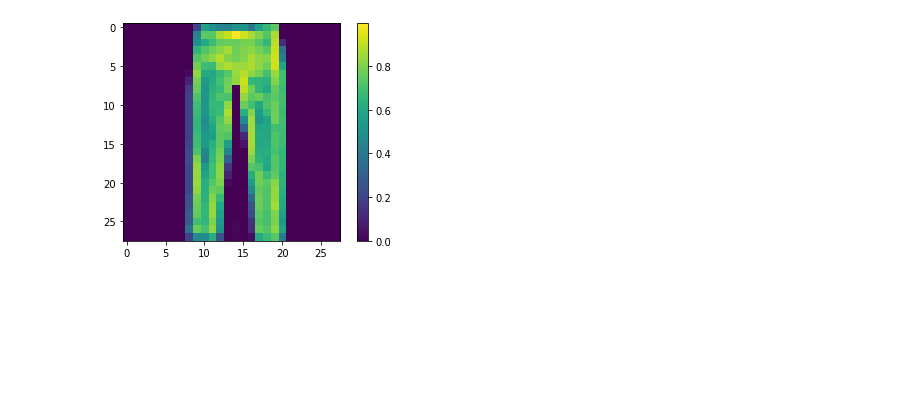
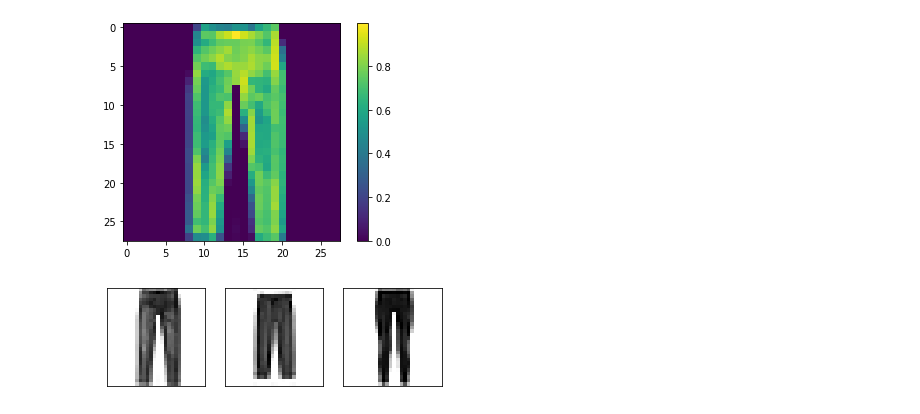
Before and after one commit to Debottam/MachinLearningEx, a Jupyter notebook: tripletVAE.ipynb, the cells around one changed output. Saved outputs shown, nothing was run; the diff lists cells and outputs as text; code cells hidden in the pictures; blank space fills up the shorter version.

```diff
--- a/tripletVAE.ipynb
+++ b/tripletVAE.ipynb
@@ -60,3 +67,6 @@ show_image(train_image_shoe[4])
 # %%
 image_tshirt_index = np.where(train_labels==0)
 train_image_tshirt = train_images[image_tshirt_index]
+print("shape before flattening: ",train_image_tshirt.shape)
+train_image_tshirt_flatten = np.reshape(train_image_tshirt, (6000, 784))
+print("shape after flattening: ",train_image_tshirt_flatten.shape)
@@ -67,3 +80,6 @@ show_image(train_image_tshirt[0])
 # %%
 image_trouser_index = np.where(train_labels==1)
 train_image_trouser = train_images[image_trouser_index]
+print("shape before flattening: ",train_image_trouser.shape)
+train_image_trouser_flatten = np.reshape(train_image_trouser, (6000, 784))
+print("shape after flattening: ",train_image_trouser_flatten.shape)
@@ -71,3 +90,19 @@ train_image_trouser = train_images[image_trouser_index]
 show_image(train_image_trouser[0])
 # %% [output]
 [figure]
+# %%
+def plot_triplet(triplet):
+  plt.figure(figsize=(6,2))
+  for i in range(0,3):
+    plt.subplot(1,3,i+1)
+    plt.imshow(np.reshape(triplet[i],(28,28)), cmap='binary')
+    plt.xticks([])
+    plt.yticks([])
+  plt.show()
+# %%
+# concatenating tshirt and trouser
+training_X = np.concatenate((train_image_tshirt_flatten, train_image_trouser_flatten), axis=0)
+# %%
+plot_triplet([training_X[6000],training_X[6001],training_X[6002]])
+# %% [output]
+[figure, added]
```
Also changed, not shown: parts of 9 cells of this notebook.
